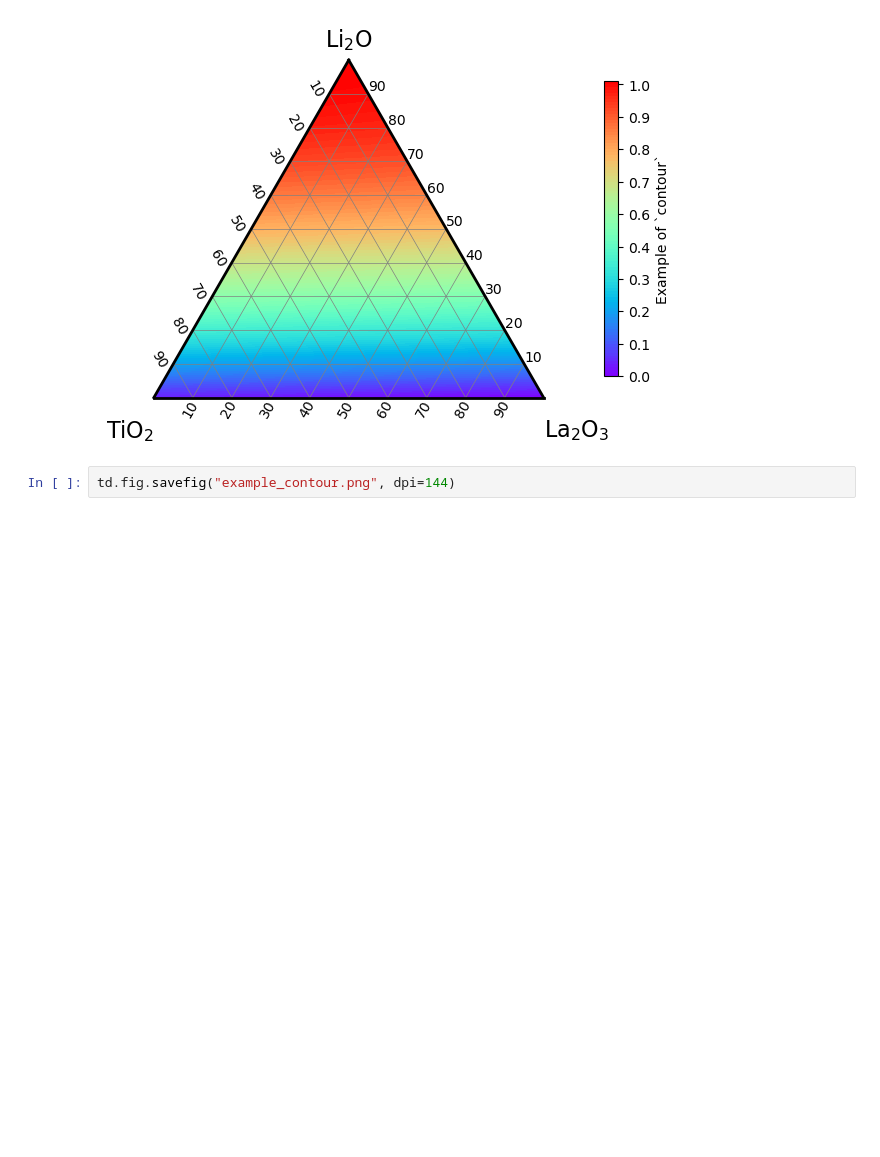
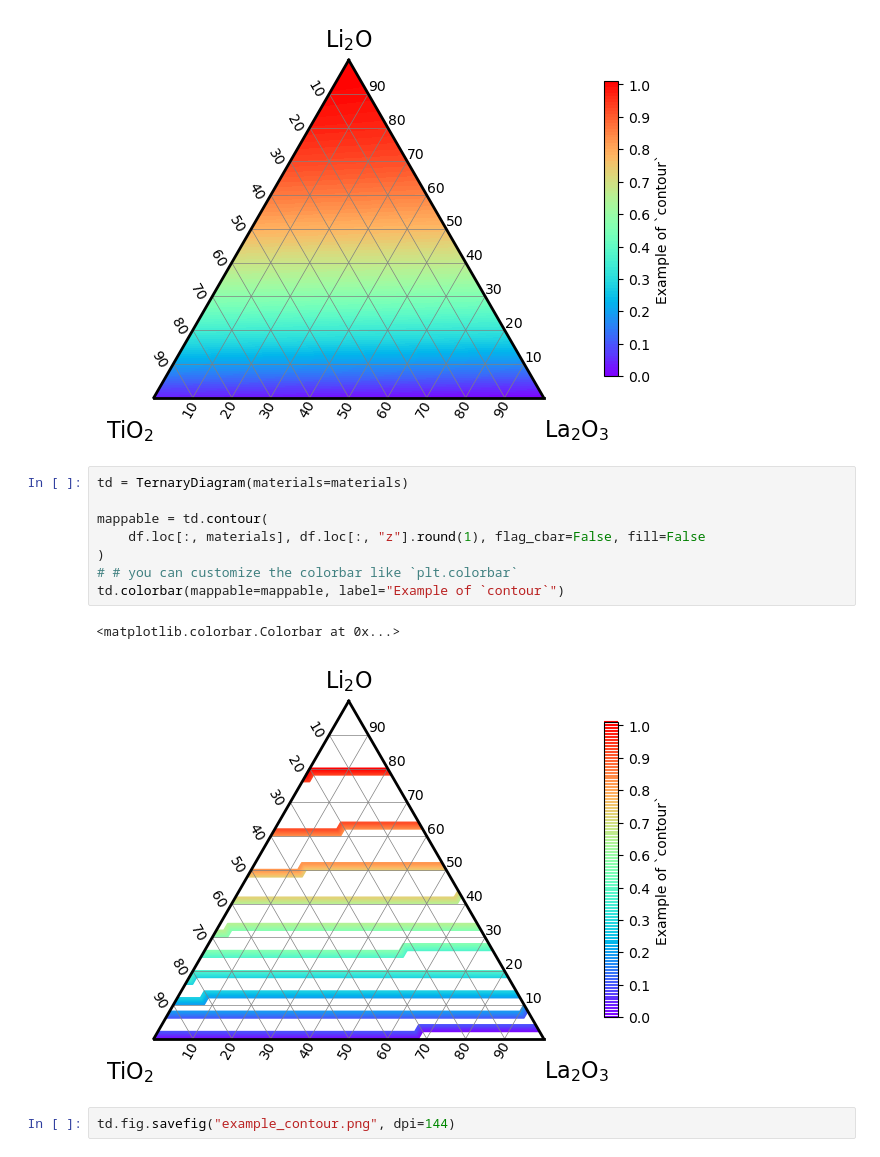
Before and after one commit to yu9824/ternary_diagram, a Jupyter notebook: example/contour/example_contour.ipynb, the cells around one changed output. Drawn from its saved outputs; the diff is of its cells as text; blank space fills up the shorter version.

Commit message:
Update examples

```diff
--- a/example/contour/example_contour.ipynb
+++ b/example/contour/example_contour.ipynb
@@ -46,5 +47,16 @@ td.colorbar(mappable=mappable, label="Example of `contour`")
 # %% [output]
 <matplotlib.colorbar.Colorbar at 0x...>
 [figure]
+# %%
+td = TernaryDiagram(materials=materials)
+
+mappable = td.contour(
+    df.loc[:, materials], df.loc[:, "z"].round(1), flag_cbar=False, fill=False
+)
+# # you can customize the colorbar like `plt.colorbar`
+td.colorbar(mappable=mappable, label="Example of `contour`")
+# %% [output]
+<matplotlib.colorbar.Colorbar at 0x...>
+[figure, added]
 # %%
 td.fig.savefig("example_contour.png", dpi=144)
```
Also changed, not shown: parts of 2 cells of this notebook, 5 other files.
